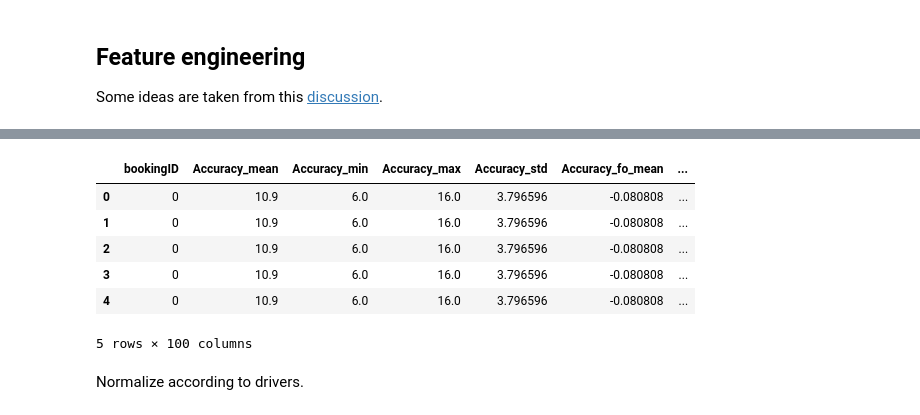
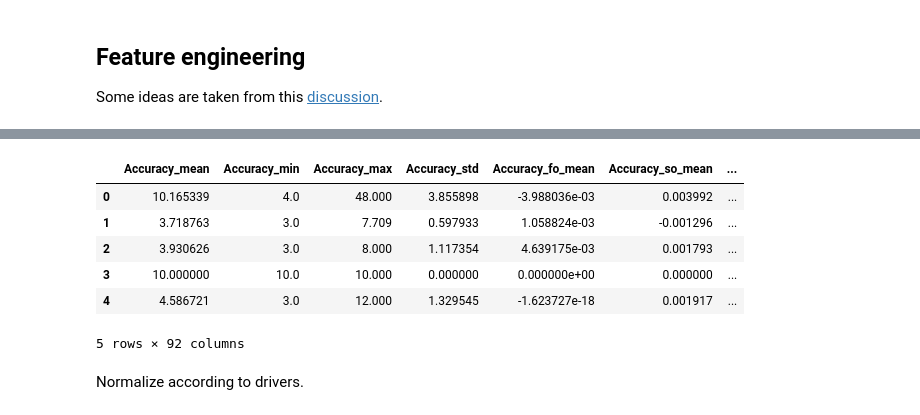
Before and after one commit to wjensheng/grab, a Jupyter notebook: preprocess.ipynb, the cells around one changed output, grey strips where cells are left out. Drawn from its saved outputs; the diff is of its cells as text; code cells hidden in the pictures.

```diff
--- a/preprocess.ipynb
+++ b/preprocess.ipynb
@@ -165,0 +195,6 @@ fe(sub_df)
+# %%
+exclude = ['label', 'bookingID', 'unique_counts']
+
+features = [c for c in train_df.columns if c not in exclude]
+
+features
@@ -211,0 +289,3 @@ new.head()
+# %%
+%%time
+new = group_features(train_df, features)
@@ -211,0 +310,6 @@ new.head()
+# %%
+# new.dropna(inplace=True)
+
+new['bookingID'] = train_df['bookingID'].unique()
+
+new.head()
@@ -212,14 +324,14 @@ new.head()
 # %%
-new_sub = pd.merge(new, sub_df,
-                      left_on='bookingID', right_on='bookingID',
-                      how='inner')
+new_sub = pd.merge(new, labels_df,
+                  left_on='bookingID', right_on='bookingID',
+                  how='inner')
 
 new_sub.head()
 # %% [output]
-|  | bookingID | Accuracy_mean | Accuracy_min | Accuracy_max | Accuracy_std | Accuracy_fo_mean | ... |
-| 0 | 0 | 10.9 | 6.0 | 16.0 | 3.796596 | -0.080808 | ... |
-| 1 | 0 | 10.9 | 6.0 | 16.0 | 3.796596 | -0.080808 | ... |
-| 2 | 0 | 10.9 | 6.0 | 16.0 | 3.796596 | -0.080808 | ... |
-| 3 | 0 | 10.9 | 6.0 | 16.0 | 3.796596 | -0.080808 | ... |
-| 4 | 0 | 10.9 | 6.0 | 16.0 | 3.796596 | -0.080808 | ... |
+|  | Accuracy_mean | Accuracy_min | Accuracy_max | Accuracy_std | Accuracy_fo_mean | Accuracy_so_mean | ... |
+| 0 | 10.165339 | 4.0 | 48.000 | 3.855898 | -3.988036e-03 | 0.003992 | ... |
+| 1 | 3.718763 | 3.0 | 7.709 | 0.597933 | 1.058824e-03 | -0.001296 | ... |
+| 2 | 3.930626 | 3.0 | 8.000 | 1.117354 | 4.639175e-03 | 0.001793 | ... |
+| 3 | 10.000000 | 10.0 | 10.000 | 0.000000 | 0.000000e+00 | 0.000000 | ... |
+| 4 | 4.586721 | 3.0 | 12.000 | 1.329545 | -1.623727e-18 | 0.001917 | ... |
-5 rows × 100 columns
+5 rows × 92 columns
```
Also changed, not shown: parts of 31 cells of this notebook, 2 other files.
